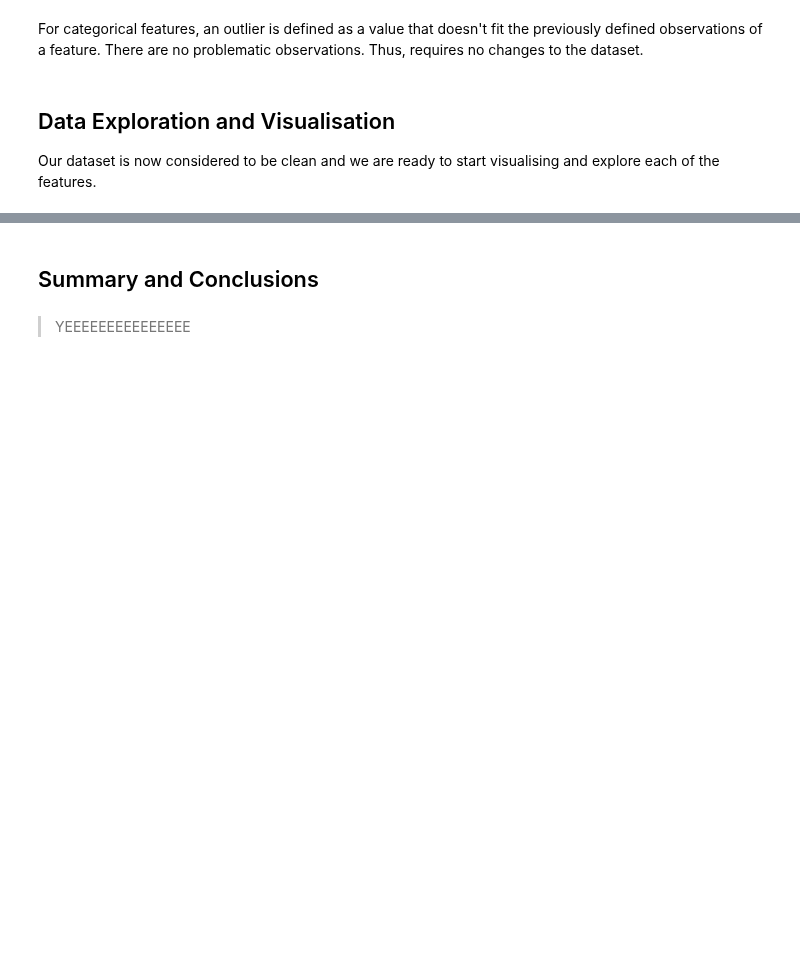
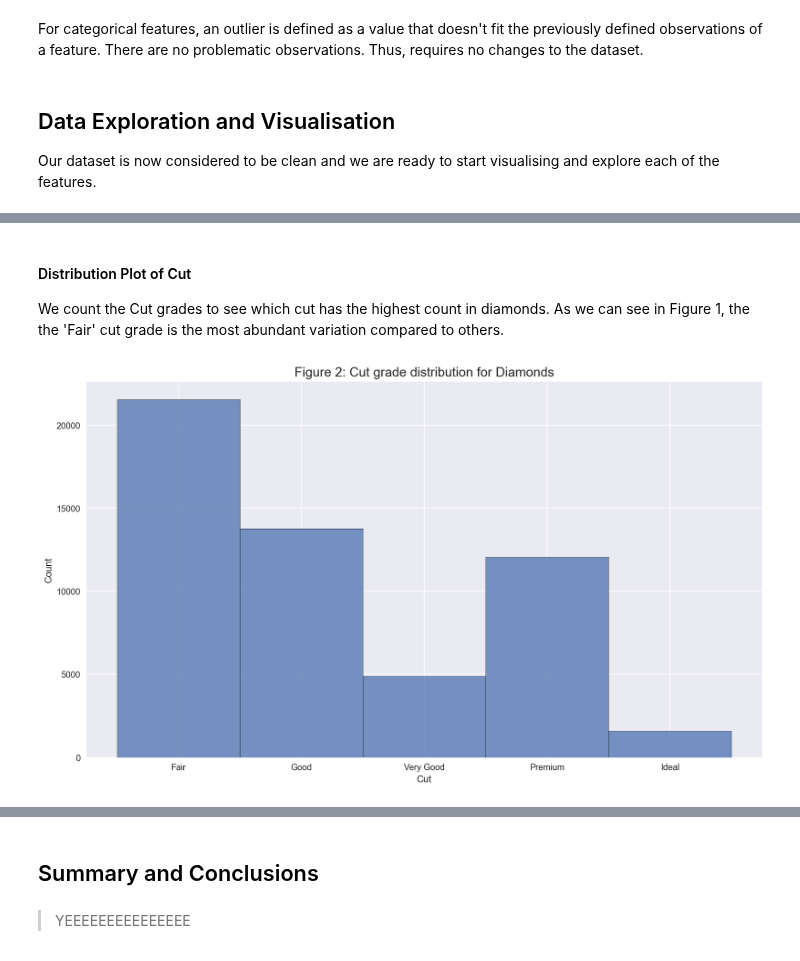
Before and after one commit to Jobi060704/Predicting-Diamond-Prices-RMIT, a Jupyter notebook: mathstuffthing.ipynb, the cells around one changed output, grey strips where cells are left out. Saved outputs shown, nothing was run; the diff lists cells and outputs as text; code cells hidden in the pictures; blank space fills up the shorter version.

```diff
--- a/mathstuffthing.ipynb
+++ b/mathstuffthing.ipynb
@@ -135,0 +191,13 @@ Our dataset is now considered to be clean and we are ready to start visualising
+# %% [markdown]
+#### Distribution Plot of Cut
+
+We count the Cut grades to see which cut has the highest count in diamonds. As we can see in Figure 1, the the 'Fair' cut grade is the most abundant variation compared to others.
+# %%
+plt.figure(figsize = (14,8))
+fig = sns.histplot(new_diamond_df['Cut'], discrete=True)
+fig.set_xticks(new_diamond_df['Cut'].unique())
+fig.set_xticklabels(['Fair','Good','Very Good','Premium','Ideal'])
+fig = plt.title('Figure 2: Cut grade distribution for Diamonds', fontsize = 15)
+plt.show()
+# %% [output]
+[figure, added]
```
Also changed, not shown: parts of 9 cells of this notebook.
